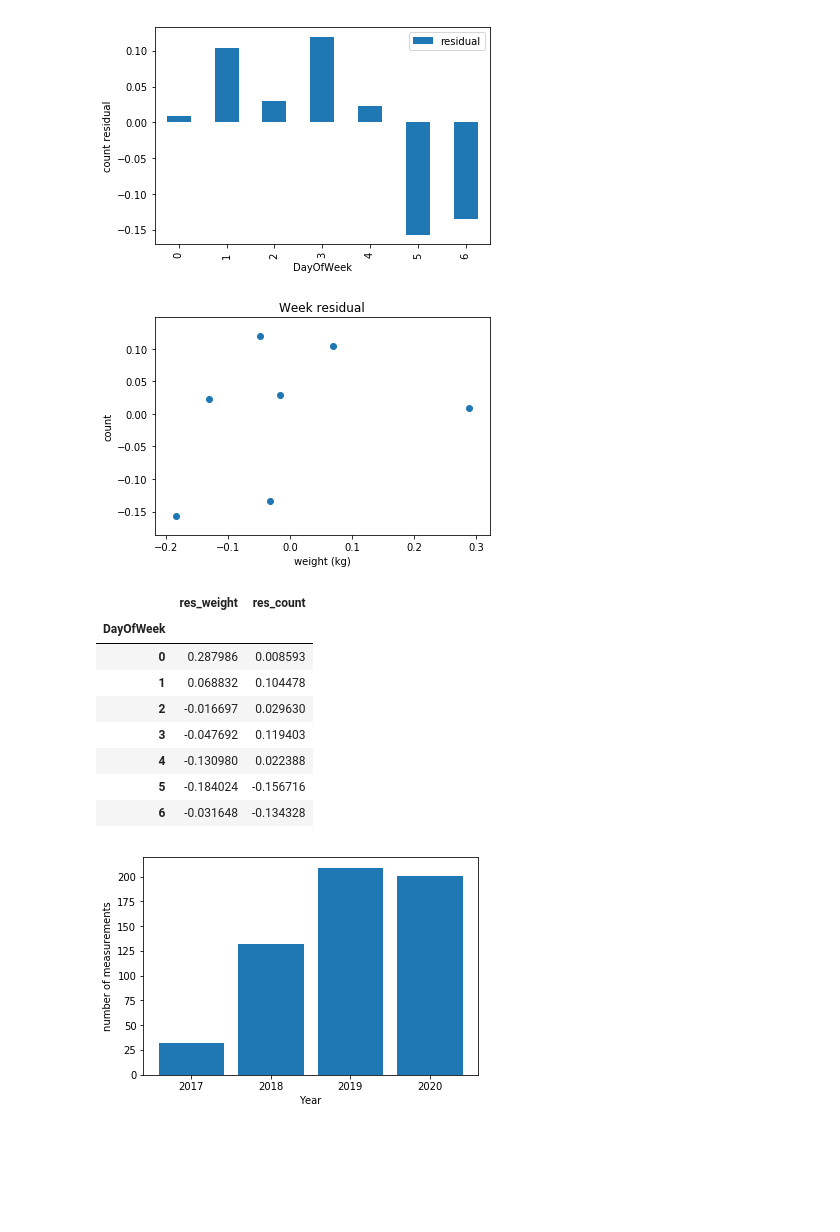
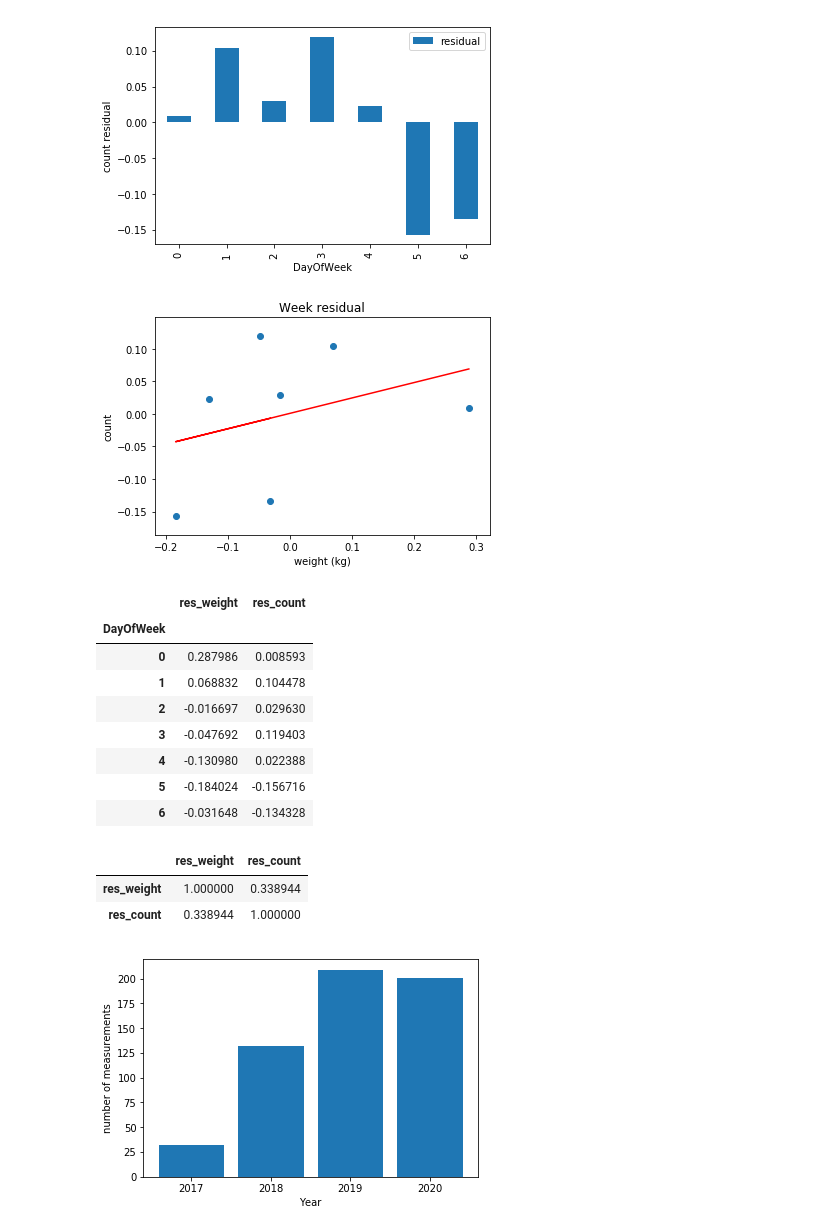
Before and after one commit to mt82/Peso, a Jupyter notebook: PyPeso.ipynb, the cells around one changed output. Drawn from its saved outputs; the diff is of its cells as text; code cells hidden in the pictures; blank space fills up the shorter version.

```diff
--- a/PyPeso.ipynb
+++ b/PyPeso.ipynb
@@ -186,25 +202,39 @@ pdf.savefig(fig)
 df_weekday = pd.merge(df_weekday_weight[["DayOfWeek","residual"]].rename(columns={"residual":"res_weight"}).groupby(["DayOfWeek"]).mean(),
                         df_weekday_count[["DayOfWeek","residual"]].rename(columns={"residual":"res_count"}).groupby(["DayOfWeek"]).mean(),
                         on="DayOfWeek",validate="1:1")
-fig, ax = plt.subplots()
-plt.scatter(df_weekday["res_weight"],df_weekday["res_count"])
-plt.title("Week residual")
-plt.ylabel("count")
-plt.xlabel("weight (kg)")
-plt.show()
-pdf.savefig(fig)
-df_weekday
-# %% [output]
-[figure, removed]
-|  | res_weight | res_count |
-| DayOfWeek |  |  |
-| 0 | 0.287986 | 0.008593 |
-| 1 | 0.068832 | 0.104478 |
-| 2 | -0.016697 | 0.029630 |
-| 3 | -0.047692 | 0.119403 |
-| 4 | -0.130980 | 0.022388 |
-| 5 | -0.184024 | -0.156716 |
-| 6 | -0.031648 | -0.134328 |
+# %%
+model_wd = LinearRegression()
+x = df_weekday.iloc[:, 0].values.reshape(-1, 1)
+y = df_weekday.iloc[:, 1].values.reshape(-1, 1)
+model_wd.fit(x,y)
+fy = model_wd.predict(x)
+# %%
+fig, ax = plt.subplots()
+plt.scatter(x,y)
+plt.plot(x,fy,color='red')
+plt.title("Week residual")
+plt.ylabel("count")
+plt.xlabel("weight (kg)")
+plt.show()
+pdf.savefig(fig)
+df_weekday
+# %% [output]
+[figure, added]
+|  | res_weight | res_count |
+| DayOfWeek |  |  |
+| 0 | 0.287986 | 0.008593 |
+| 1 | 0.068832 | 0.104478 |
+| 2 | -0.016697 | 0.029630 |
+| 3 | -0.047692 | 0.119403 |
+| 4 | -0.130980 | 0.022388 |
+| 5 | -0.184024 | -0.156716 |
+| 6 | -0.031648 | -0.134328 |
+# %%
+df_weekday.corr(method='pearson')
+# %% [output]
+|  | res_weight | res_count |
+| res_weight | 1.000000 | 0.338944 |
+| res_count | 0.338944 | 1.000000 |
 # %%
 fig, ax = plt.subplots()
 ax.xaxis.set_major_formatter(mdates.DateFormatter("%Y"))
```
Also changed, not shown: parts of 7 cells of this notebook, 1 other file.
